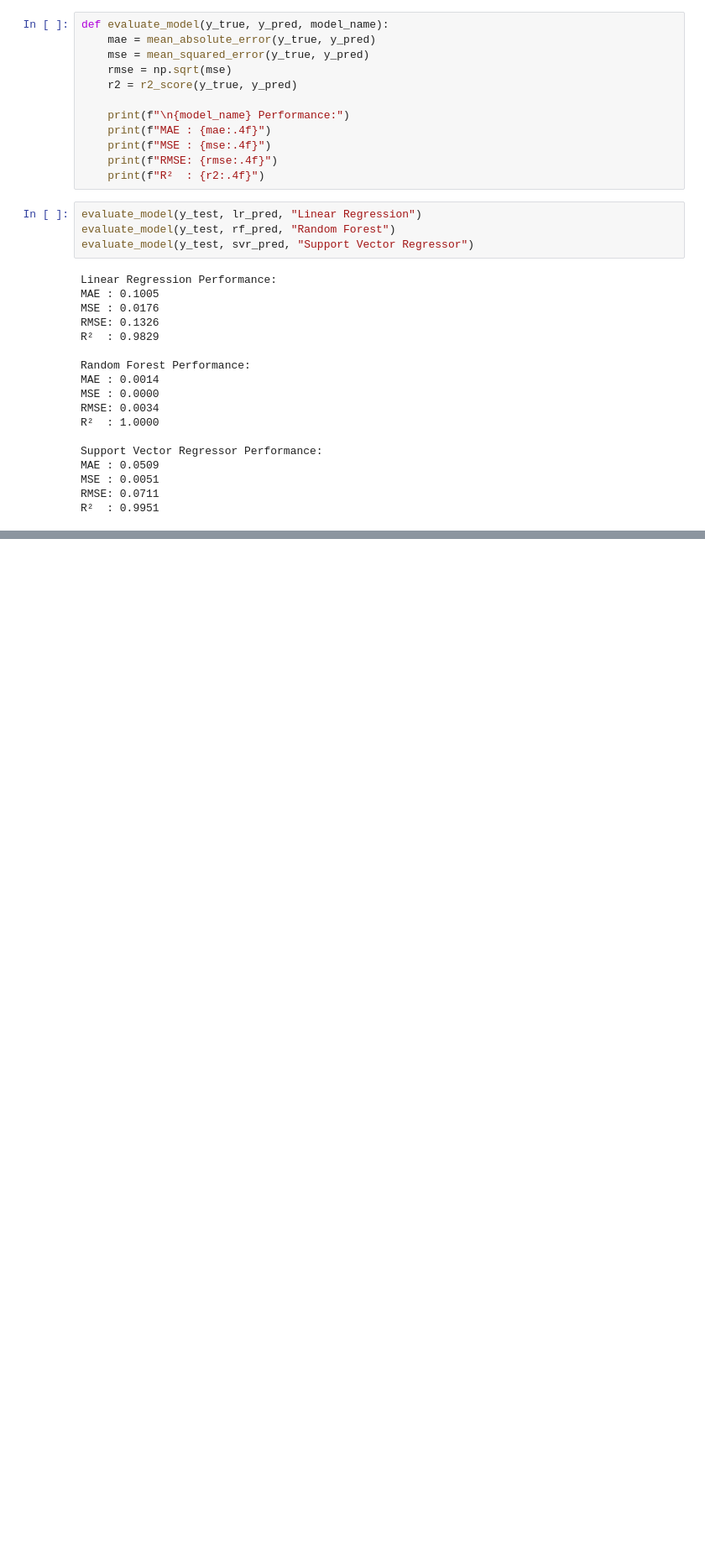
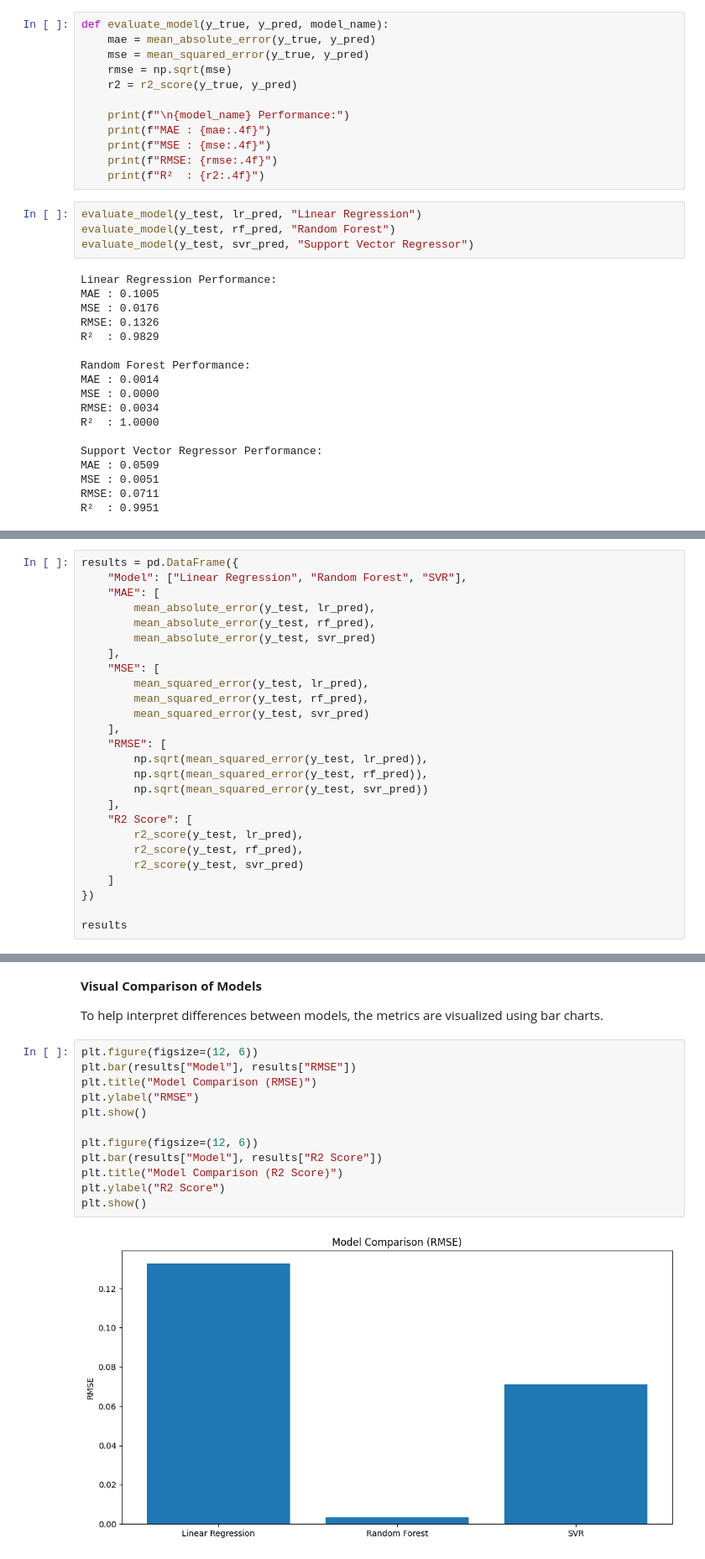
Before and after one commit to Sayid03/air-polution-ml, a Jupyter notebook: solution.ipynb, the cells around one changed output, grey strips where cells are left out. Shown at 84% size. Cells and saved outputs as stored; diff of their text form; blank space fills up the shorter version.

Commit message:
Completing Models Evaluation

```diff
--- a/solution.ipynb
+++ b/solution.ipynb
@@ -576,0 +589,26 @@ R²  : 0.9951
+# %%
+results = pd.DataFrame({
+    "Model": ["Linear Regression", "Random Forest", "SVR"],
+    "MAE": [
+        mean_absolute_error(y_test, lr_pred),
+        mean_absolute_error(y_test, rf_pred),
+        mean_absolute_error(y_test, svr_pred)
+    ],
+    "MSE": [
+        mean_squared_error(y_test, lr_pred),
+        mean_squared_error(y_test, rf_pred),
+        mean_squared_error(y_test, svr_pred)
+    ],
+    "RMSE": [
+        np.sqrt(mean_squared_error(y_test, lr_pred)),
+        np.sqrt(mean_squared_error(y_test, rf_pred)),
+        np.sqrt(mean_squared_error(y_test, svr_pred))
+    ],
+    "R2 Score": [
+        r2_score(y_test, lr_pred),
+        r2_score(y_test, rf_pred),
+        r2_score(y_test, svr_pred)
+    ]
+})
+
+results
@@ -576,0 +622,18 @@ R²  : 0.9951
+# %% [markdown]
+**Visual Comparison of Models**
+
+To help interpret differences between models, the metrics are visualized using bar charts.
+# %%
+plt.figure(figsize=(12, 6))
+plt.bar(results["Model"], results["RMSE"])
+plt.title("Model Comparison (RMSE)")
+plt.ylabel("RMSE")
+plt.show()
+
+plt.figure(figsize=(12, 6))
+plt.bar(results["Model"], results["R2 Score"])
+plt.title("Model Comparison (R2 Score)")
+plt.ylabel("R2 Score")
+plt.show()
+# %% [output]
+[figure, added]
```
Also changed, not shown: parts of 6 cells of this notebook.
